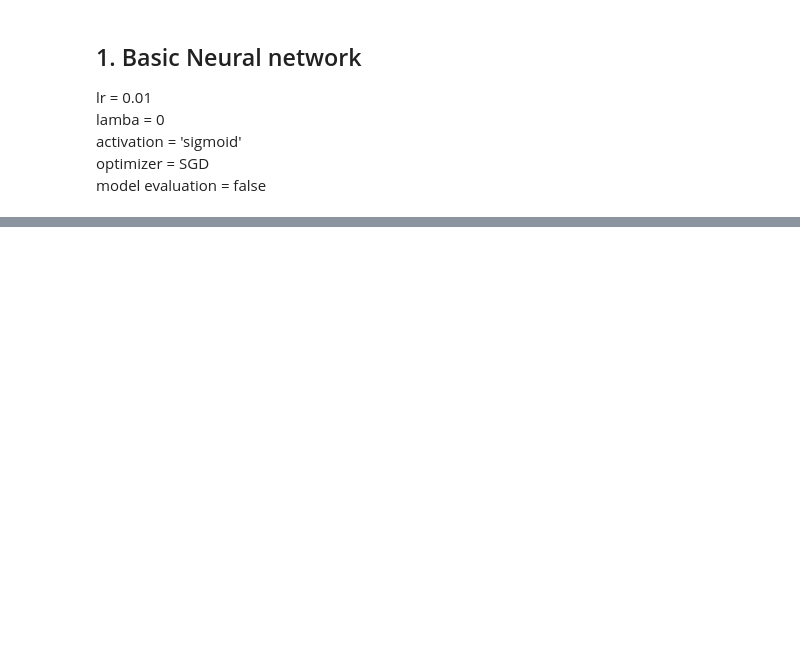
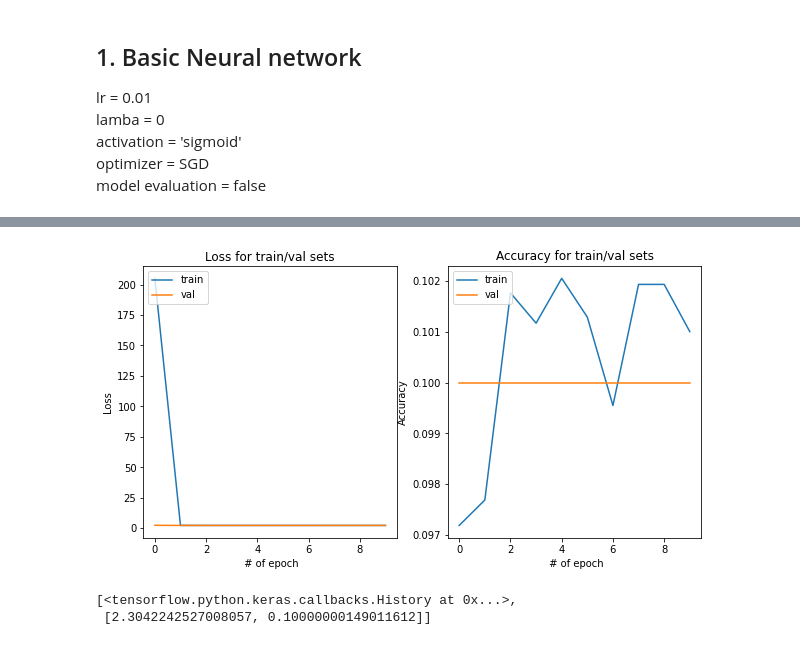
Before and after one commit to CHYaswanth/SVHN-Image-classification, a Jupyter notebook: SVHN_Digit_Classification.ipynb, the cells around one changed output, grey strips where cells are left out. Saved outputs shown, nothing was run; the diff lists cells and outputs as text; code cells hidden in the pictures; blank space fills up the shorter version.

```diff
--- a/SVHN_Digit_Classification.ipynb
+++ b/SVHN_Digit_Classification.ipynb
@@ -257,0 +274,3 @@ Epoch 10/10
+# %%
+NN_model(10, 0.01, 1e2, activation='sigmoid', optimizer='adam')
+# %% [output]
@@ -257,0 +297,3 @@ Epoch 10/10
+[figure, added]
+[<tensorflow.python.keras.callbacks.History at 0x...>,
+ [2.3042242527008057, 0.10000000149011612]]
```
Also changed, not shown: parts of 17 cells of this notebook.
